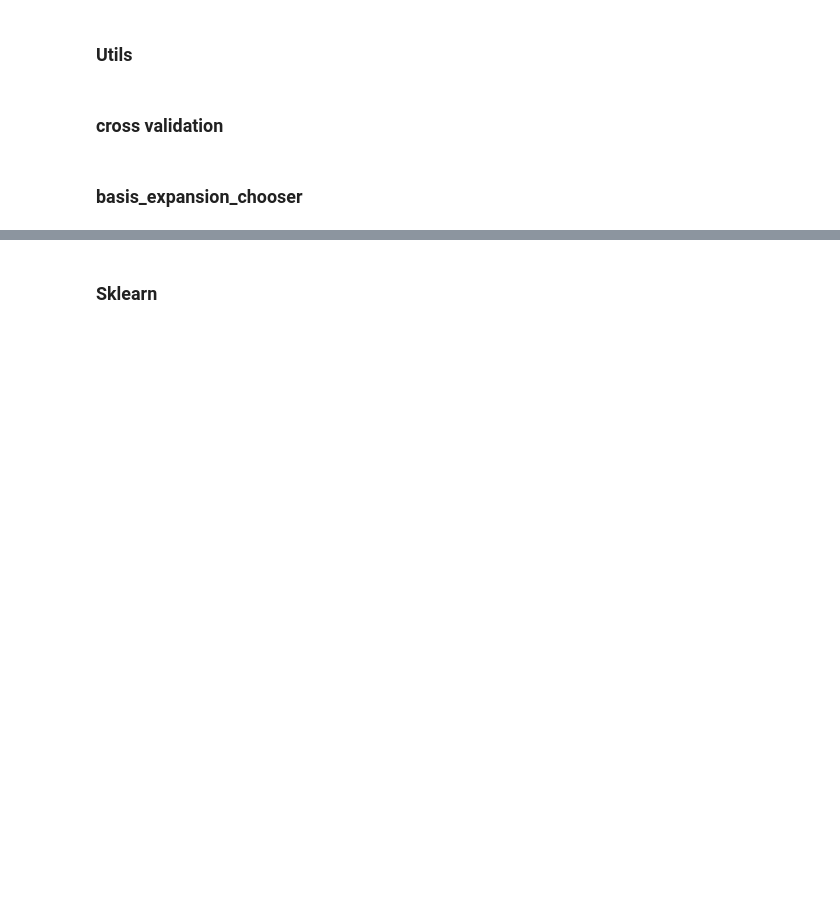
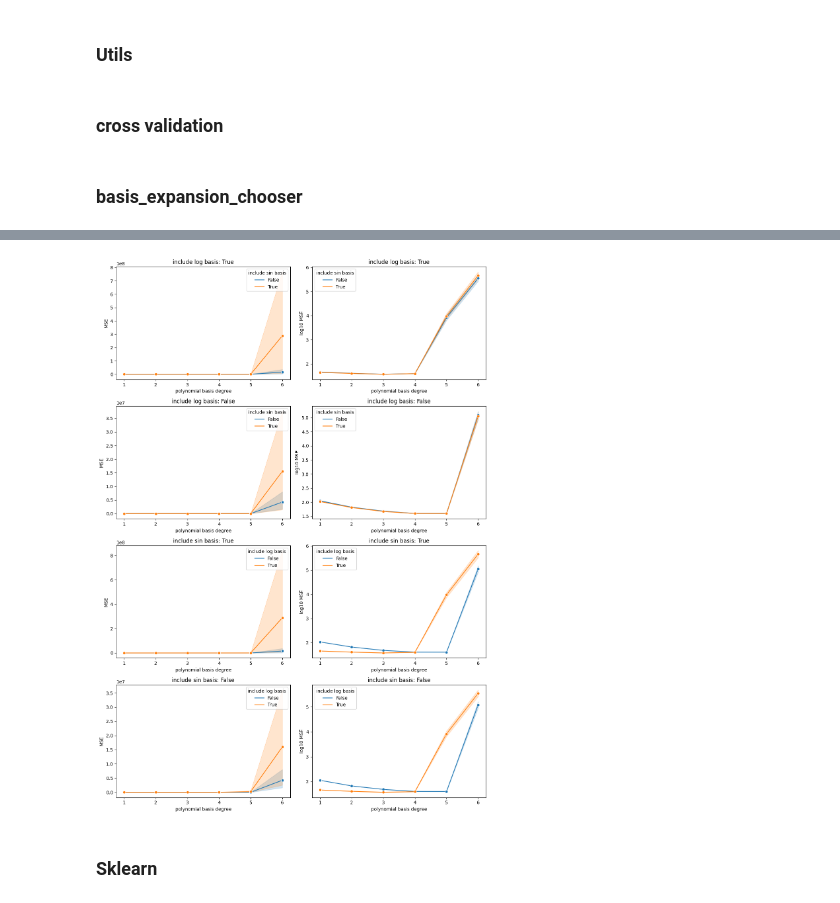
Before and after one commit to thapa-jeevan/Linear-Feature-Engineering, a Jupyter notebook: linear feature engineering.ipynb, the cells around one changed output, grey strips where cells are left out. Cells and saved outputs as stored; diff of their text form; code cells hidden in the pictures; blank space fills up the shorter version.

```diff
--- a/linear feature engineering.ipynb
+++ b/linear feature engineering.ipynb
@@ -230,2 +322,36 @@ mse(ytrain, ls_predict(Xtrain, w_ls, basis))
+# %%
+fig, axs = plt.subplots(
+    figsize=(12, 17),
+    ncols=2,
+    nrows=4,
+)
+
+features = ["include log basis", "include sin basis"]
+feature_values = [True, False]
+
+for idx, (feat, feat_val) in enumerate(itertools.product(features, feature_values)):
+    hue_feat = f"include {'log' if 'sin' in feat else 'sin'} basis"
+    sns.lineplot(
+        df_results[df_results[feat] == feat_val],
+        x="polynomial basis degree",
+        y="MSE",
+        hue=hue_feat,
+        marker="o",
+        ax=axs[idx][0],
+    ).set_title(f"{feat}: {feat_val}")
+
+    sns.lineplot(
+        df_results[df_results[feat] == feat_val],
+        x="polynomial basis degree",
+        y="log10 MSE",
+        hue=hue_feat,
+        marker="o",
+        ax=axs[idx][1],
+    ).set_title(f"{feat}: {feat_val}")
+
+fig.tight_layout()
+plt.show()
+# %% [output]
+[figure, added]
 # %% [markdown]
 ### Sklearn
```
Also changed, not shown: parts of 62 cells of this notebook, 10 other files.
